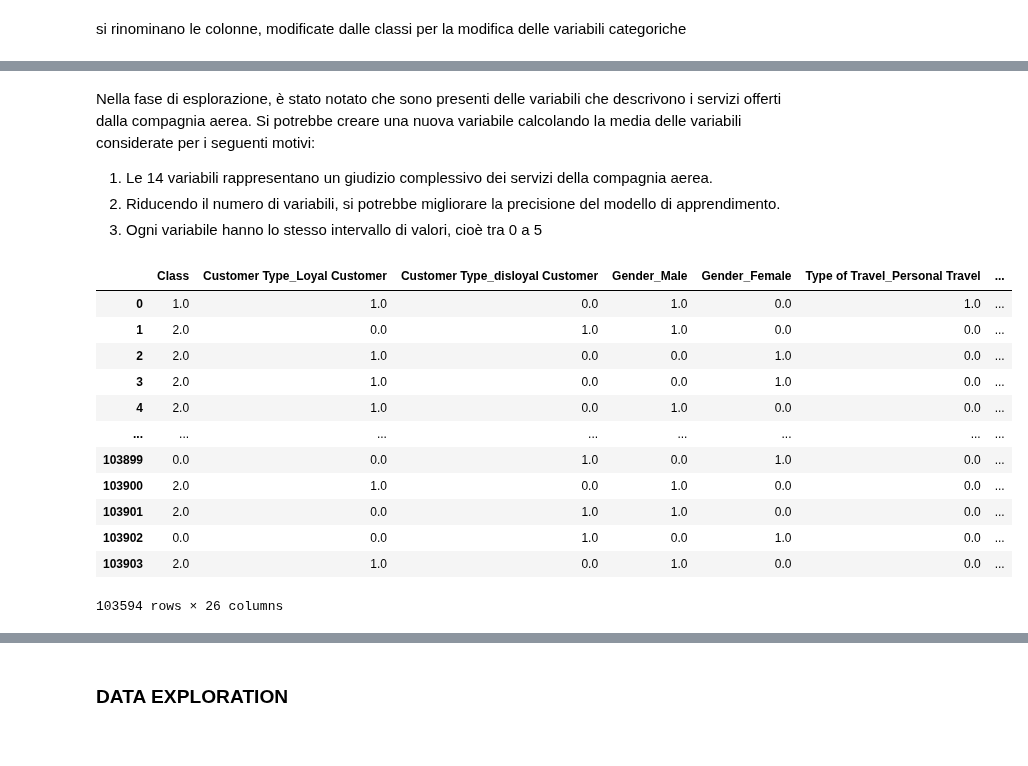
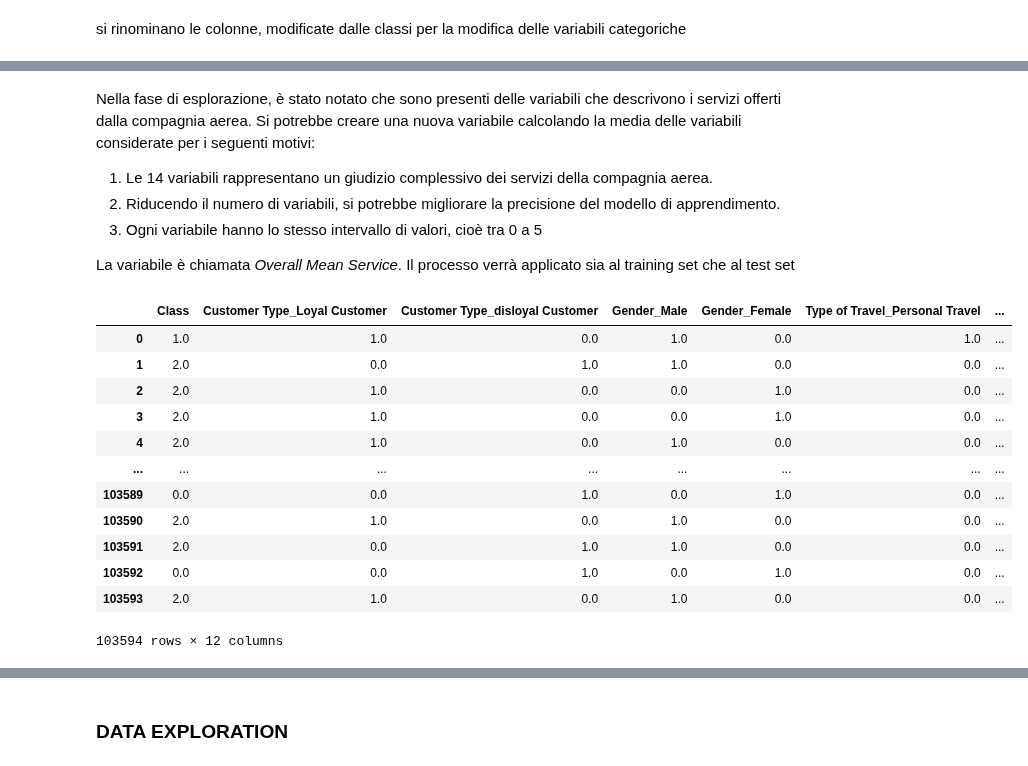
Before and after one commit to mingos25/Data-Science-Project, a Jupyter notebook: ds-project.ipynb, the cells around one changed output, grey strips where cells are left out. Cells and saved outputs as stored; diff of their text form; code cells hidden in the pictures.

```diff
--- a/ds-project.ipynb
+++ b/ds-project.ipynb
@@ -385,3 +382,10 @@ df_test_clean = df_test_feat_clean.dropna()
+# %%
+df_train_clean = df_train_feat_clean.dropna()
+df_test_clean = df_test_feat_clean.dropna()
+
+#viene effettuato il reset degli indici dopo aver cancellato le righe
+df_train_clean = df_train_clean.reset_index(drop=True)
+df_test_clean = df_test_clean.reset_index(drop=True)
 # %% [markdown]
 Si effettua una controprova per stabilire che tutti i valori nulli sono stati eliminati:
 # %%
@@ -622,6 +669,8 @@ Nella fase di esplorazione, è stato notato che sono presenti delle variabili ch
 1. Le 14 variabili rappresentano un giudizio complessivo dei servizi della compagnia aerea.
 2. Riducendo il numero di variabili, si potrebbe migliorare la precisione del modello di apprendimento.
 3. Ogni variabile hanno lo stesso intervallo di valori, cioè tra 0 a 5
+
+La variabile è chiamata *Overall Mean Service*. Il processo verrà applicato sia al training set che al test set
 # %%
 columns_to_average = [
 'Inflight wifi service',
@@ -639,20 +688,3 @@ columns_to_average = [
 'Inflight service',
 'Cleanliness'
 ]
-df_train_f_eng_or['overall_service'] = df_train_f_eng_or[columns_to_average].mean(axis=1)
-
-df_train_f_eng_or
-# %% [output]
-|  | Class | Customer Type_Loyal Customer | Customer Type_disloyal Customer | Gender_Male | Gender_Female | Type of Travel_Personal Travel | ... |
-| 0 | 1.0 | 1.0 | 0.0 | 1.0 | 0.0 | 1.0 | ... |
-| 1 | 2.0 | 0.0 | 1.0 | 1.0 | 0.0 | 0.0 | ... |
-| 2 | 2.0 | 1.0 | 0.0 | 0.0 | 1.0 | 0.0 | ... |
-| 3 | 2.0 | 1.0 | 0.0 | 0.0 | 1.0 | 0.0 | ... |
-| 4 | 2.0 | 1.0 | 0.0 | 1.0 | 0.0 | 0.0 | ... |
-| ... | ... | ... | ... | ... | ... | ... | ... |
-| 103899 | 0.0 | 0.0 | 1.0 | 0.0 | 1.0 | 0.0 | ... |
-| 103900 | 2.0 | 1.0 | 0.0 | 1.0 | 0.0 | 0.0 | ... |
-| 103901 | 2.0 | 0.0 | 1.0 | 1.0 | 0.0 | 0.0 | ... |
-| 103902 | 0.0 | 0.0 | 1.0 | 0.0 | 1.0 | 0.0 | ... |
-| 103903 | 2.0 | 1.0 | 0.0 | 1.0 | 0.0 | 0.0 | ... |
-103594 rows × 26 columns
@@ -658,0 +705,19 @@ df_train_f_eng_or
+# %%
+#operazione nel training set
+df_train_f_eng_or_mean = mean_and_drop_columns(df_train_f_eng_or)
+
+df_train_f_eng_or_mean
+# %% [output]
+|  | Class | Customer Type_Loyal Customer | Customer Type_disloyal Customer | Gender_Male | Gender_Female | Type of Travel_Personal Travel | ... |
+| 0 | 1.0 | 1.0 | 0.0 | 1.0 | 0.0 | 1.0 | ... |
+| 1 | 2.0 | 0.0 | 1.0 | 1.0 | 0.0 | 0.0 | ... |
+| 2 | 2.0 | 1.0 | 0.0 | 0.0 | 1.0 | 0.0 | ... |
+| 3 | 2.0 | 1.0 | 0.0 | 0.0 | 1.0 | 0.0 | ... |
+| 4 | 2.0 | 1.0 | 0.0 | 1.0 | 0.0 | 0.0 | ... |
+| ... | ... | ... | ... | ... | ... | ... | ... |
+| 103589 | 0.0 | 0.0 | 1.0 | 0.0 | 1.0 | 0.0 | ... |
+| 103590 | 2.0 | 1.0 | 0.0 | 1.0 | 0.0 | 0.0 | ... |
+| 103591 | 2.0 | 0.0 | 1.0 | 1.0 | 0.0 | 0.0 | ... |
+| 103592 | 0.0 | 0.0 | 1.0 | 0.0 | 1.0 | 0.0 | ... |
+| 103593 | 2.0 | 1.0 | 0.0 | 1.0 | 0.0 | 0.0 | ... |
+103594 rows × 12 columns
```
Also changed, not shown: parts of 42 cells of this notebook.
